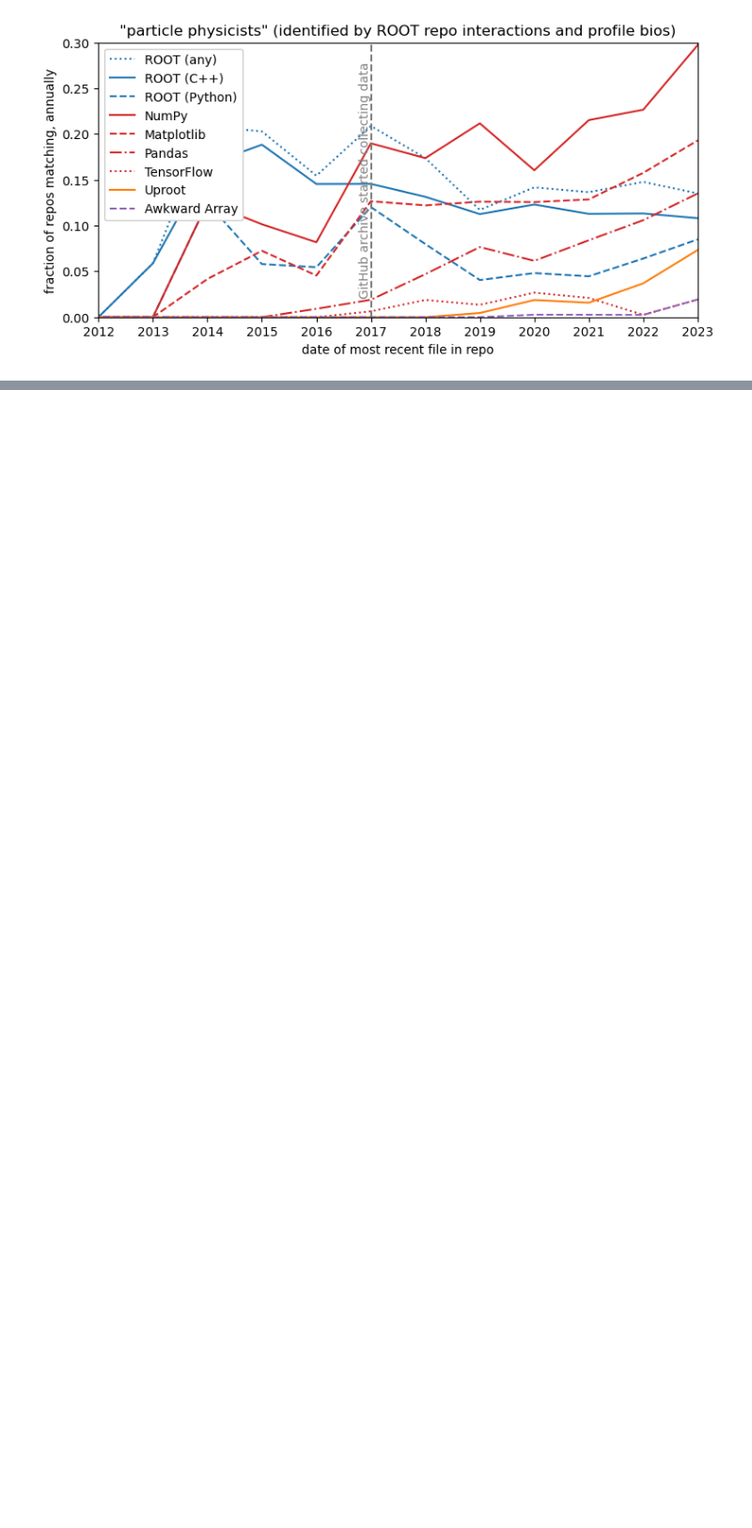
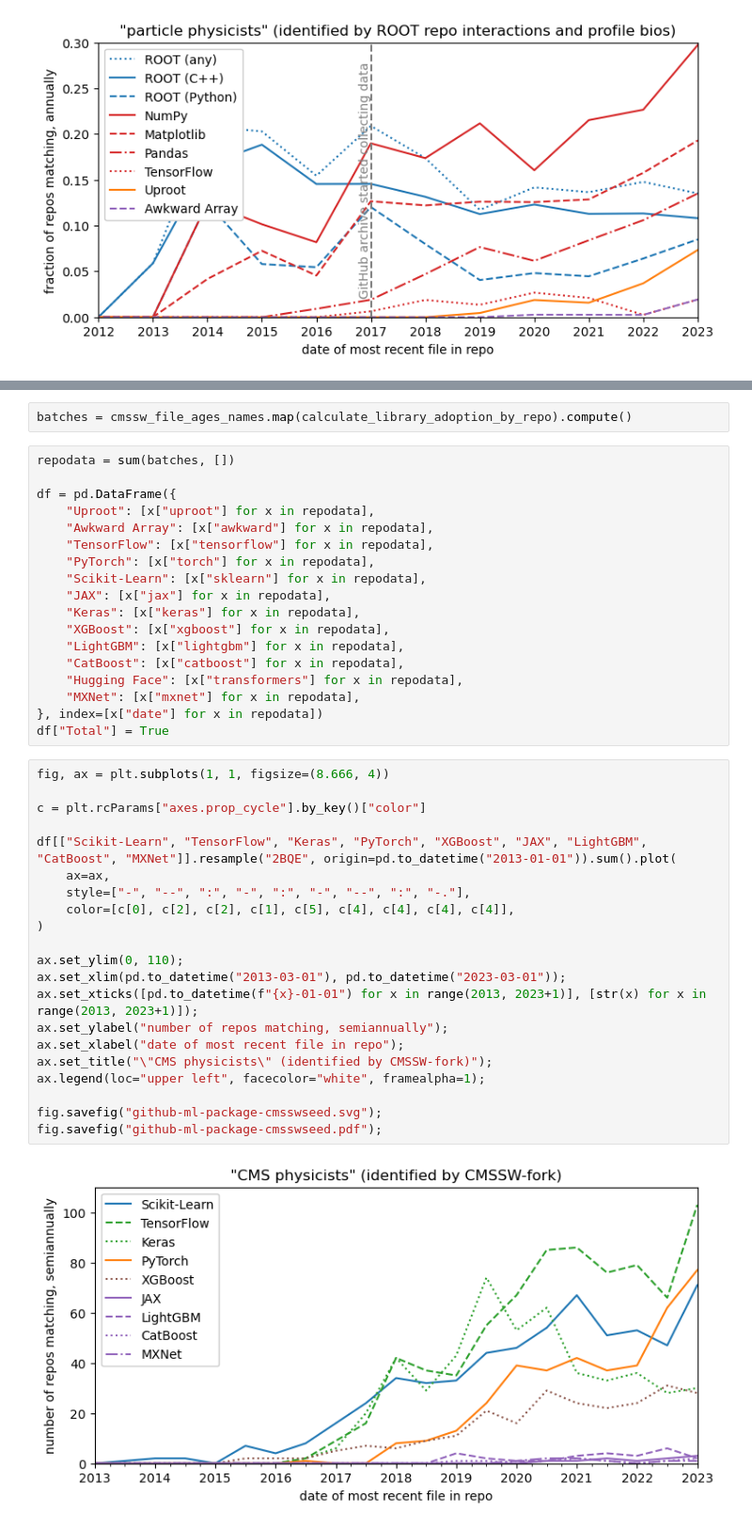
Before and after one commit to jpivarski-talks/2023-05-09-chep23-analysis-of-physicists, a Jupyter notebook: analysis/analysis-1.ipynb, the cells around one changed output, grey strips where cells are left out. Shown at 94% size. Drawn from its saved outputs; the diff is of its cells as text; blank space fills up the shorter version.

Commit message:
updated analysis to focus on ML packages

```diff
--- a/analysis/analysis-1.ipynb
+++ b/analysis/analysis-1.ipynb
@@ -1153,0 +1219,43 @@ fig.savefig("github-package-rootseed-tight-fraction.pdf");
+# %%
+batches = cmssw_file_ages_names.map(calculate_library_adoption_by_repo).compute()
+# %%
+repodata = sum(batches, [])
+
+df = pd.DataFrame({
+    "Uproot": [x["uproot"] for x in repodata],
+    "Awkward Array": [x["awkward"] for x in repodata],
+    "TensorFlow": [x["tensorflow"] for x in repodata],
+    "PyTorch": [x["torch"] for x in repodata],
+    "Scikit-Learn": [x["sklearn"] for x in repodata],
+    "JAX": [x["jax"] for x in repodata],
+    "Keras": [x["keras"] for x in repodata],
+    "XGBoost": [x["xgboost"] for x in repodata],
+    "LightGBM": [x["lightgbm"] for x in repodata],
+    "CatBoost": [x["catboost"] for x in repodata],
+    "Hugging Face": [x["transformers"] for x in repodata],
+    "MXNet": [x["mxnet"] for x in repodata],
+}, index=[x["date"] for x in repodata])
+df["Total"] = True
+# %%
+fig, ax = plt.subplots(1, 1, figsize=(8.666, 4))
+
+c = plt.rcParams["axes.prop_cycle"].by_key()["color"]
+
+df[["Scikit-Learn", "TensorFlow", "Keras", "PyTorch", "XGBoost", "JAX", "LightGBM", "CatBoost", "MXNet"]].resample("2BQE", origin=pd.to_datetime("2013-01-01")).sum().plot(
+    ax=ax,
+    style=["-", "--", ":", "-", ":", "-", "--", ":", "-."],
+    color=[c[0], c[2], c[2], c[1], c[5], c[4], c[4], c[4], c[4]],
+)
+
+ax.set_ylim(0, 110);
+ax.set_xlim(pd.to_datetime("2013-03-01"), pd.to_datetime("2023-03-01"));
+ax.set_xticks([pd.to_datetime(f"{x}-01-01") for x in range(2013, 2023+1)], [str(x) for x in range(2013, 2023+1)]);
+ax.set_ylabel("number of repos matching, semiannually");
+ax.set_xlabel("date of most recent file in repo");
+ax.set_title("\"CMS physicists\" (identified by CMSSW-fork)");
+ax.legend(loc="upper left", facecolor="white", framealpha=1);
+
+fig.savefig("github-ml-package-cmsswseed.svg");
+fig.savefig("github-ml-package-cmsswseed.pdf");
+# %% [output]
+[figure, added]
```
Also changed, not shown: parts of 13 cells of this notebook, 15 other files.
